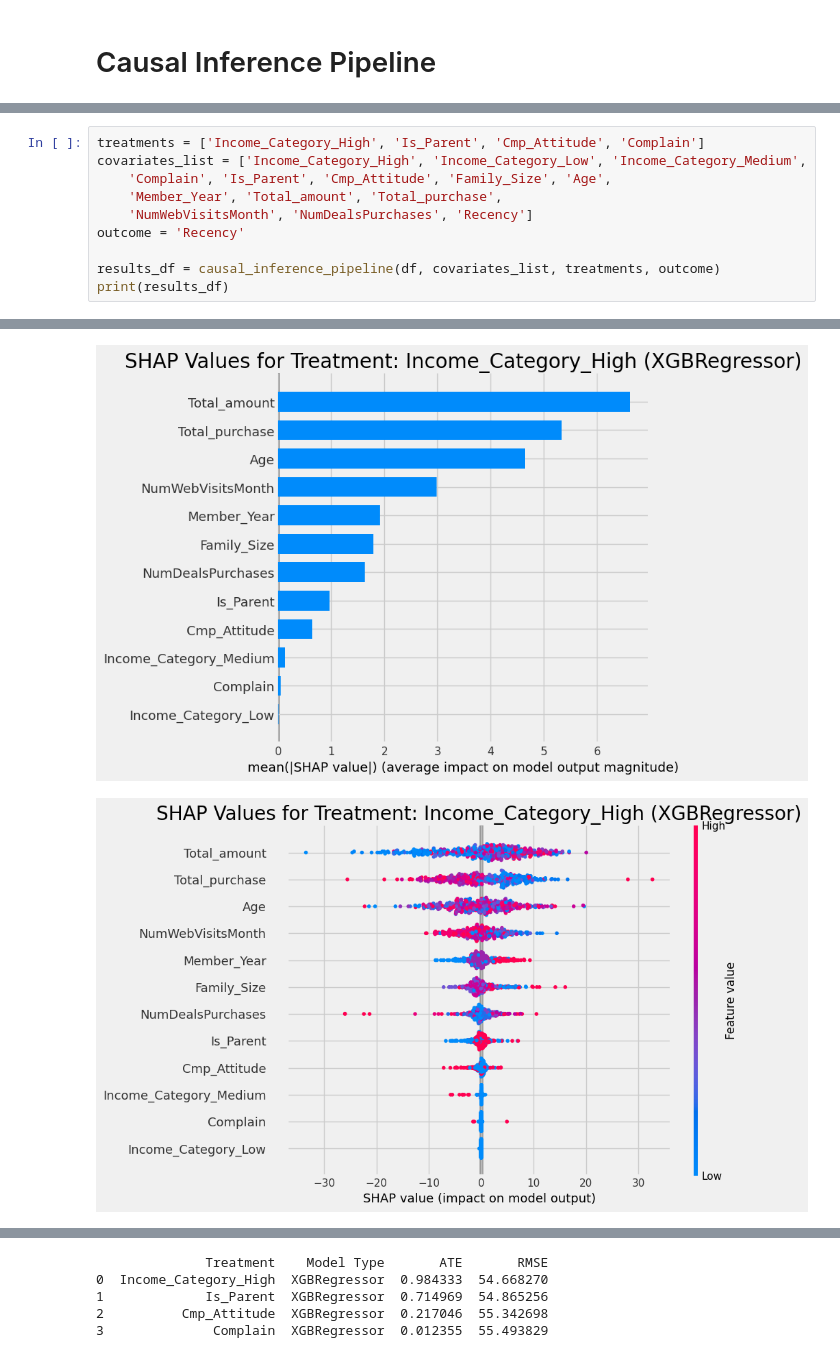
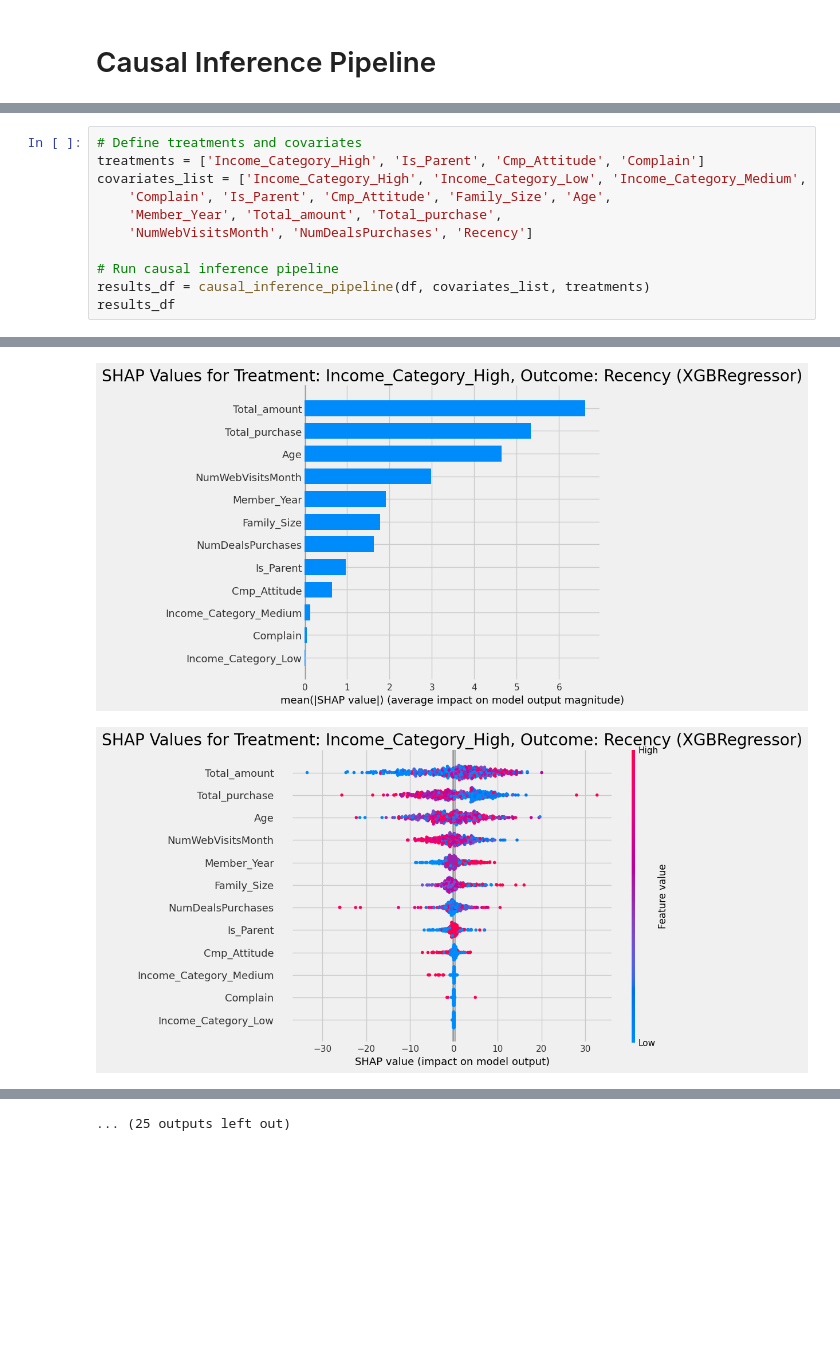
Before and after one commit to McGill-MMA-EnterpriseAnalytics/Customer-Personality-Analysis-2.0, a Jupyter notebook: Model 2: Causal Inference/Causal_Final_No_MLflow copy.ipynb, the cells around one changed output, grey strips where cells are left out. Cells and saved outputs as stored; diff of their text form; blank space fills up the shorter version.

```diff
--- a/Model 2: Causal Inference/Causal_Final_No_MLflow copy.ipynb
+++ b/Model 2: Causal Inference/Causal_Final_No_MLflow copy.ipynb
@@ -125,11 +117,12 @@ def cross_validate_ate(estimator, X, treatment, y, cv=5):
 # %%
+# Define treatments and covariates
 treatments = ['Income_Category_High', 'Is_Parent', 'Cmp_Attitude', 'Complain']
 covariates_list = ['Income_Category_High', 'Income_Category_Low', 'Income_Category_Medium',
     'Complain', 'Is_Parent', 'Cmp_Attitude', 'Family_Size', 'Age',
     'Member_Year', 'Total_amount', 'Total_purchase',
     'NumWebVisitsMonth', 'NumDealsPurchases', 'Recency']
-outcome = 'Recency'
 
-results_df = causal_inference_pipeline(df, covariates_list, treatments, outcome)
-print(results_df)
+# Run causal inference pipeline
+results_df = causal_inference_pipeline(df, covariates_list, treatments)
+results_df
 # %% [output]
@@ -139,3 +130,3 @@ Deprecated in NumPy 1.20; for more details and guidance: https://numpy.org/devdo
 Pass `sample_weight` as keyword args.
-[figure, old version]
+[figure, new version]
-[figure, old version]
+[figure, new version]
@@ -156,5 +145 @@ Pass `sample_weight` as keyword args.
-              Treatment    Model Type       ATE       RMSE
-0  Income_Category_High  XGBRegressor  0.984333  54.668270
-1             Is_Parent  XGBRegressor  0.714969  54.865256
-2          Cmp_Attitude  XGBRegressor  0.217046  55.342698
-3              Complain  XGBRegressor  0.012355  55.493829
+... (25 outputs left out)
```
Also changed, not shown: parts of 7 cells of this notebook.
